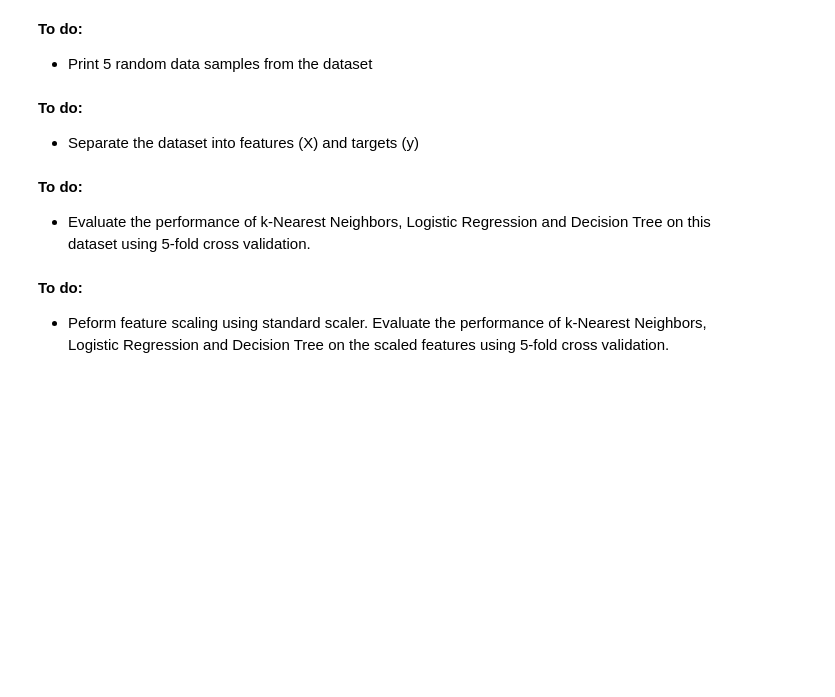
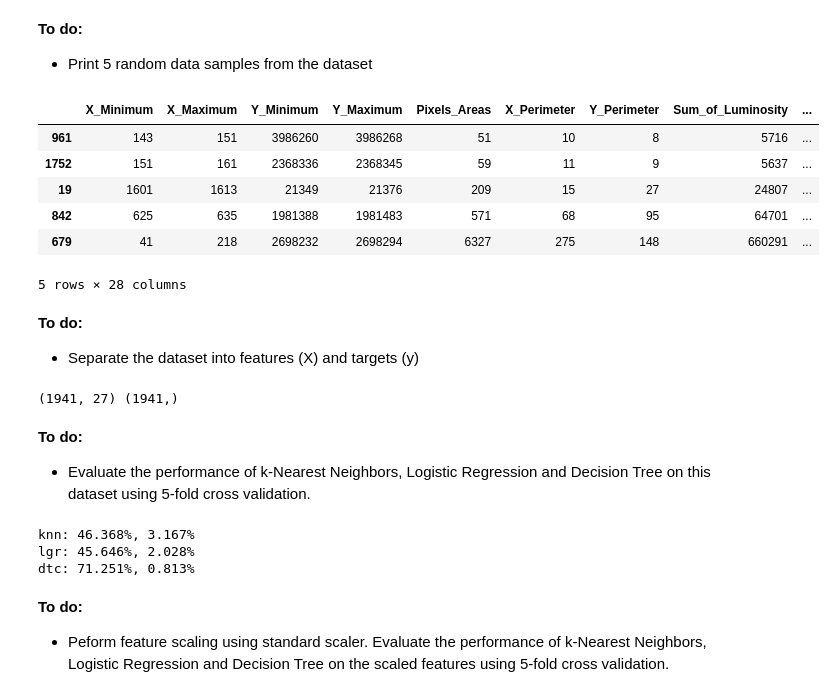
Before and after one commit to wooihaw/pai_may2024, a Jupyter notebook: Part_3/handson_3/handson_3c.ipynb, the cells around one changed output. Drawn from its saved outputs; the diff is of its cells as text; code cells hidden in the pictures; blank space fills up the shorter version.

```diff
--- a/Part_3/handson_3/handson_3c.ipynb
+++ b/Part_3/handson_3/handson_3c.ipynb
@@ -33,12 +33,43 @@ else:
 # %% [markdown]
 **To do:**
 - Print 5 random data samples from the dataset
+# %%
+df.sample(5)
+# %% [output]
+|  | X_Minimum | X_Maximum | Y_Minimum | Y_Maximum | Pixels_Areas | X_Perimeter | Y_Perimeter | Sum_of_Luminosity | ... |
+| 961 | 143 | 151 | 3986260 | 3986268 | 51 | 10 | 8 | 5716 | ... |
+| 1752 | 151 | 161 | 2368336 | 2368345 | 59 | 11 | 9 | 5637 | ... |
+| 19 | 1601 | 1613 | 21349 | 21376 | 209 | 15 | 27 | 24807 | ... |
+| 842 | 625 | 635 | 1981388 | 1981483 | 571 | 68 | 95 | 64701 | ... |
+| 679 | 41 | 218 | 2698232 | 2698294 | 6327 | 275 | 148 | 660291 | ... |
+5 rows × 28 columns
 # %% [markdown]
 **To do:**
 - Separate the dataset into features (X) and targets (y)
+# %%
+X = df.drop(columns=["Fault"])
+y = df["Fault"]
+print(X.shape, y.shape)
+# %% [output]
+(1941, 27) (1941,)
 # %% [markdown]
 **To do:**
 - Evaluate the performance of k-Nearest Neighbors, Logistic Regression and Decision Tree on this dataset using 5-fold cross validation.
+# %%
+# Use spot-checking to quickly evaluate multiple ML algorithms
+models = {}
+models["knn"] = KNeighborsClassifier()
+models["lgr"] = LogisticRegression()
+models["dtc"] = DecisionTreeClassifier()
+
+kf = KFold(n_splits=5, shuffle=True, random_state=42)
+for k in models:
+    scores = cross_val_score(models[k], X, y, cv=kf, n_jobs=-1)
+    print(f"{k}: {scores.mean():.3%}, {scores.std():.3%}")
+# %% [output]
+knn: 46.368%, 3.167%
+lgr: 45.646%, 2.028%
+dtc: 71.251%, 0.813%
 # %% [markdown]
 **To do:**
 - Peform feature scaling using standard scaler. Evaluate the performance of k-Nearest Neighbors, Logistic Regression and Decision Tree on the scaled features using 5-fold cross validation.
```
Also changed, not shown: parts of 2 cells of this notebook, 3 other files.
